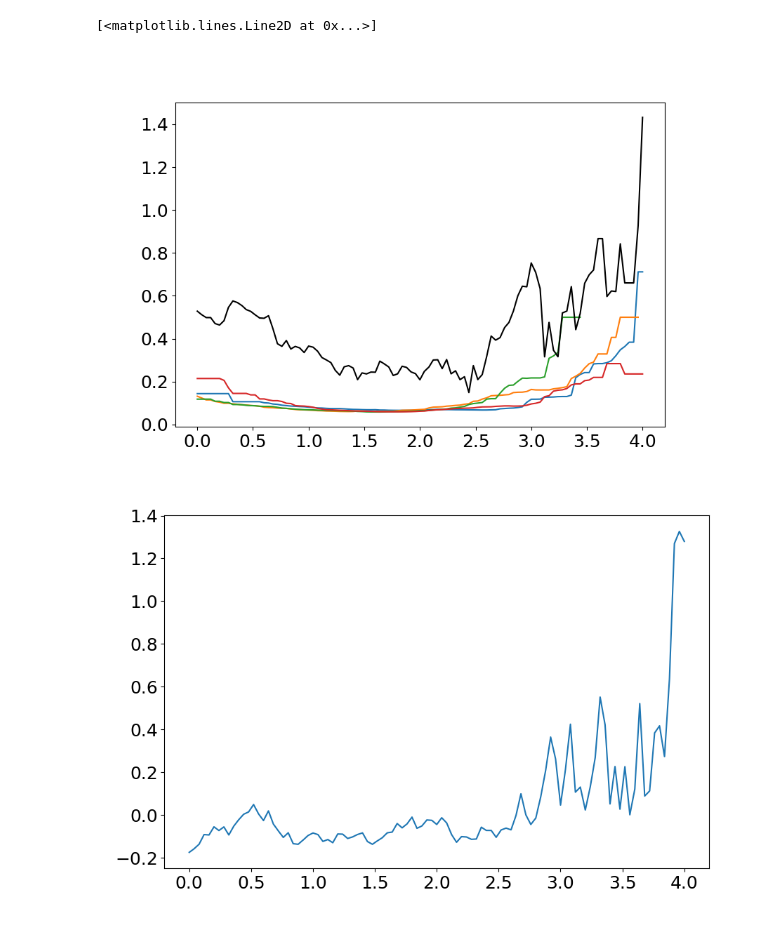
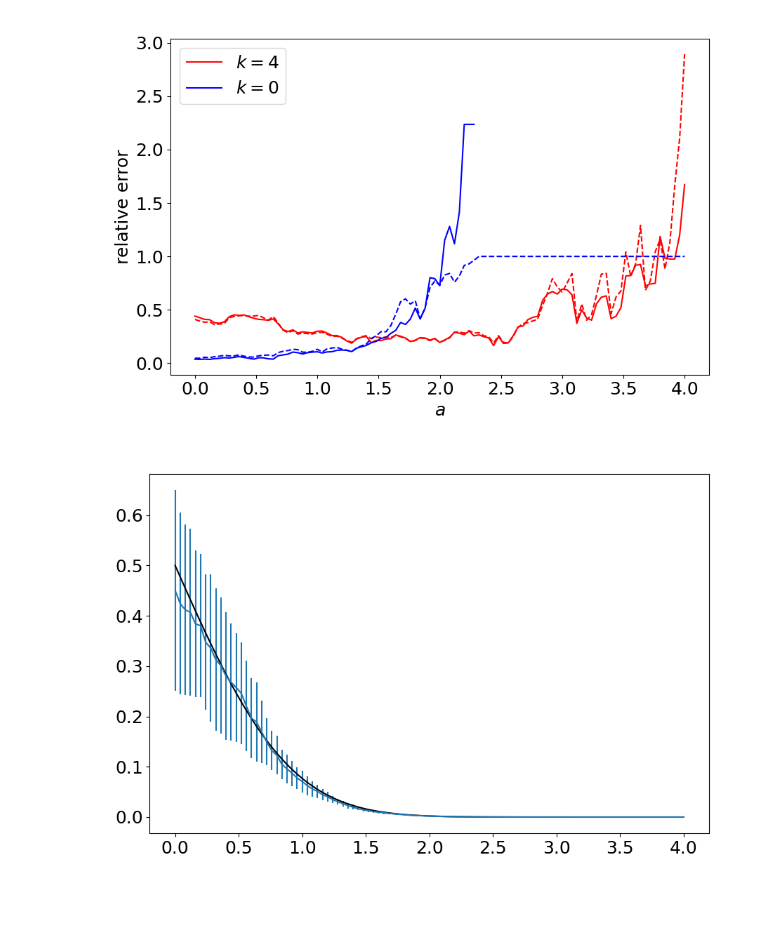
Before and after one commit to AlessandroLovo/REA-Veros, a Jupyter notebook: demo/benchmark.ipynb, the cells around one changed output. Saved outputs shown, nothing was run; the diff lists cells and outputs as text; code cells hidden in the pictures.

Commit message:
Some nice plots

```diff
--- a/demo/benchmark.ipynb
+++ b/demo/benchmark.ipynb
@@ -53,20 +53,11 @@ overcoming_prob = lambda x,v: cum_gaus(-x/np.sqrt(v))
 
 v = ou_var(2)
 # %%
-runs = [get_run(f'./__test__/f{i}--k__4--nens__999--T__10') for i in range(4)]
+c_runs = [get_run(f'./__test__/c{i}--k__0--nens__999--T__10/') for i in range(6)]
+runs = [get_run(f'./__test__/f{i}--k__4--nens__999--T__10') for i in range(6)]
 # %%
 a = np.linspace(0,4,101)
 
 es = [np.array([expectation(run, f, a=_a) for _a in a]) for run in runs]
+c_es = [np.array([expectation(run, f, a=_a) for _a in a]) for run in c_runs]
 e_th = overcoming_prob(a,v)
-# %%
-plt.close(2)
-fig,ax = plt.subplots(num=2, figsize=(9,6))
-
-plt.plot(a, e_th, color='black')
-
-for e in es:
-    uplt.plot(a,e)
-# plt.plot(a,uplt.std_dev(e)/uplt.nominal_value(e))
-
-fig.tight_layout()
@@ -80,3 +64,12 @@ print(n_es.shape)
 # %%
+n_es = np.vstack([uplt.nominal_value(e) for e in es])
+c_n_es = np.vstack([uplt.nominal_value(e) for e in c_es])
+
 m_es = uplt.avg(n_es, axis=0)
-relative_error = np.sqrt(np.mean((n_es/m_es - 1)**2, axis=0))
+c_m_es = uplt.avg(c_n_es, axis=0)
+
+relative_error = np.sqrt(np.mean((n_es/uplt.nominal_value(m_es) - 1)**2, axis=0))
+c_relative_error = np.sqrt(np.mean((c_n_es/uplt.nominal_value(c_m_es) - 1)**2, axis=0))
+
+ms_bias = np.sqrt(np.mean((n_es/e_th - 1)**2, axis=0))
+c_ms_bias = np.sqrt(np.mean((c_n_es/e_th - 1)**2, axis=0))
@@ -85,20 +98,29 @@ TypeError: avg() got an unexpected keyword argument 'axis'
 # %%
 plt.close(3)
 fig,ax = plt.subplots(num=3, figsize=(9,6))
 
-for e in es:
-    plt.plot(a, uplt.std_dev(e)/uplt.nominal_value(e))
+plt.plot(a, relative_error, color='red', label='$k=4$') # error between different realization of the algorithm
+plt.plot(a, ms_bias, color='red', linestyle='dashed') # mean square bias
 
-plt.plot(a, relative_error, color='black')
+plt.plot(a, c_relative_error, color='blue', label='$k=0$') # error between different realization of the algorithm
+plt.plot(a, c_ms_bias, color='blue', linestyle='dashed') # mean square bias
+
+# for e in es:
+#     plt.plot(a, uplt.std_dev(e)/uplt.nominal_value(e)) # error estimated by each realization
+
+plt.legend()
+plt.xlabel('$a$')
+plt.ylabel('relative error')
+fig.tight_layout()
 # %% [output]
-[<matplotlib.lines.Line2D at 0x...>]
-[figure, old version]
+[figure, new version]
 # %%
 plt.close(4)
 fig,ax = plt.subplots(num=4, figsize=(9,6))
 
-plt.plot(a, m_es/e_th - 1)
+uplt.plot(a, m_es)
+plt.plot(a, e_th, color='black')
 
 fig.tight_layout()
 # %% [output]
-[figure, old version]
+[figure, new version]
```
Also changed, not shown: parts of 4 cells of this notebook.
